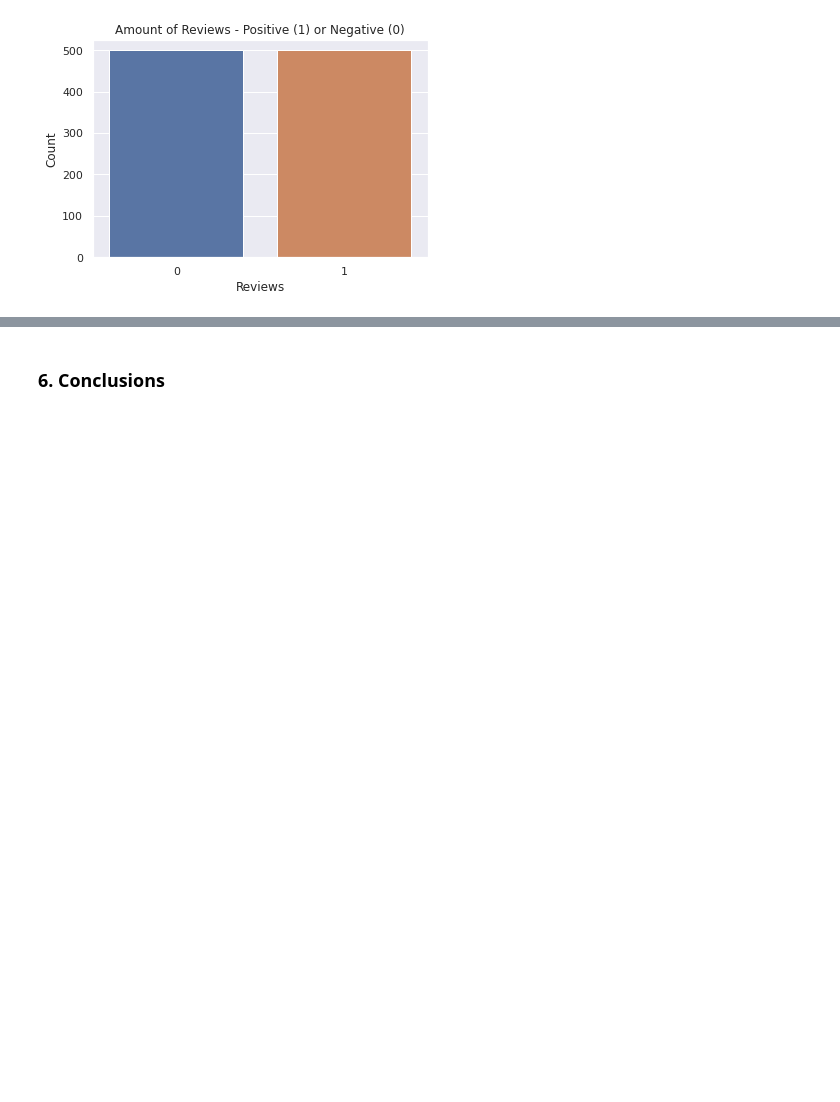
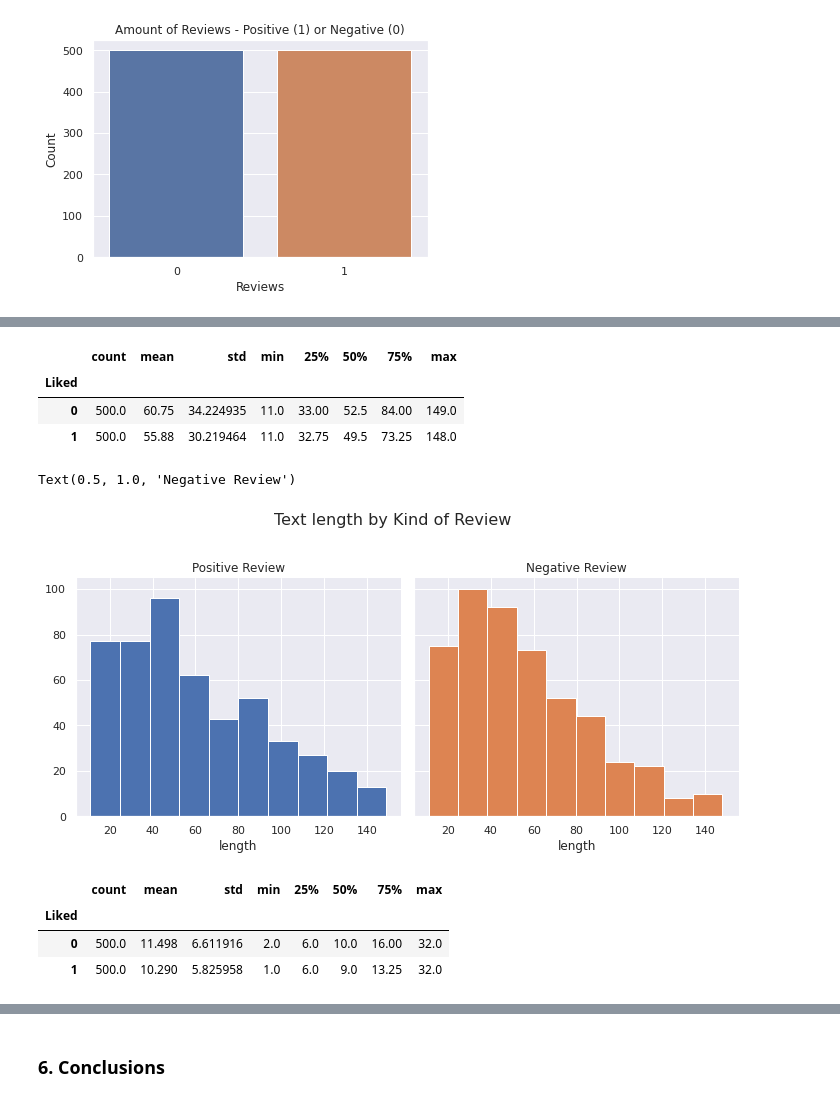
Before and after one commit to DanielEduardoLopez/RestaurantReviews, a Jupyter notebook: NLP_RestaurantReviews.ipynb, the cells around one changed output, grey strips where cells are left out. Drawn from its saved outputs; the diff is of its cells as text; code cells hidden in the pictures; blank space fills up the shorter version.

```diff
--- a/NLP_RestaurantReviews.ipynb
+++ b/NLP_RestaurantReviews.ipynb
@@ -109,3 +108,9 @@ plt.xlabel("Reviews")
 # %% [output]
 Text(0.5, 0, 'Reviews')
 [figure]
+# %%
+# Create a new feature with text lenght, or number of characters
+df['length'] = df['Review'].str.len()
+# Create a new feature with number of words
+df['num_words'] = df['Review'].str.split().map(lambda x: len(x))
+df.head()
@@ -111,0 +124,32 @@ Text(0.5, 0, 'Reviews')
+# %%
+# Text length summary by target
+df.groupby(['Liked']).length.describe()
+# %% [output]
+|  | count | mean | std | min | 25% | 50% | 75% | max |
+| Liked |  |  |  |  |  |  |  |  |
+| 0 | 500.0 | 60.75 | 34.224935 | 11.0 | 33.00 | 52.5 | 84.00 | 149.0 |
+| 1 | 500.0 | 55.88 | 30.219464 | 11.0 | 32.75 | 49.5 | 73.25 | 148.0 |
+# %%
+# Facet a plot by target column
+g = sns.FacetGrid(df, col = 'Liked', height = 5, hue = 'Liked')
+# Plot a histogram chart
+g.map(plt.hist, "length")
+# Adjust title position
+g.fig.subplots_adjust(top=0.8)
+# Add general title
+g.fig.suptitle('Text length by Kind of Review', fontsize=16)
+# Set title to each chart
+axes = g.axes.flatten()
+axes[0].set_title("Negative Review")
+axes[1].set_title("Positive Review")
+# %% [output]
+Text(0.5, 1.0, 'Negative Review')
+[figure, added]
+# %%
+# Number of words summary by target
+df.groupby(['Liked']).num_words.describe()
+# %% [output]
+|  | count | mean | std | min | 25% | 50% | 75% | max |
+| Liked |  |  |  |  |  |  |  |  |
+| 0 | 500.0 | 11.498 | 6.611916 | 2.0 | 6.0 | 10.0 | 16.00 | 32.0 |
+| 1 | 500.0 | 10.290 | 5.825958 | 1.0 | 6.0 | 9.0 | 13.25 | 32.0 |
```
Also changed, not shown: parts of 7 cells of this notebook.
